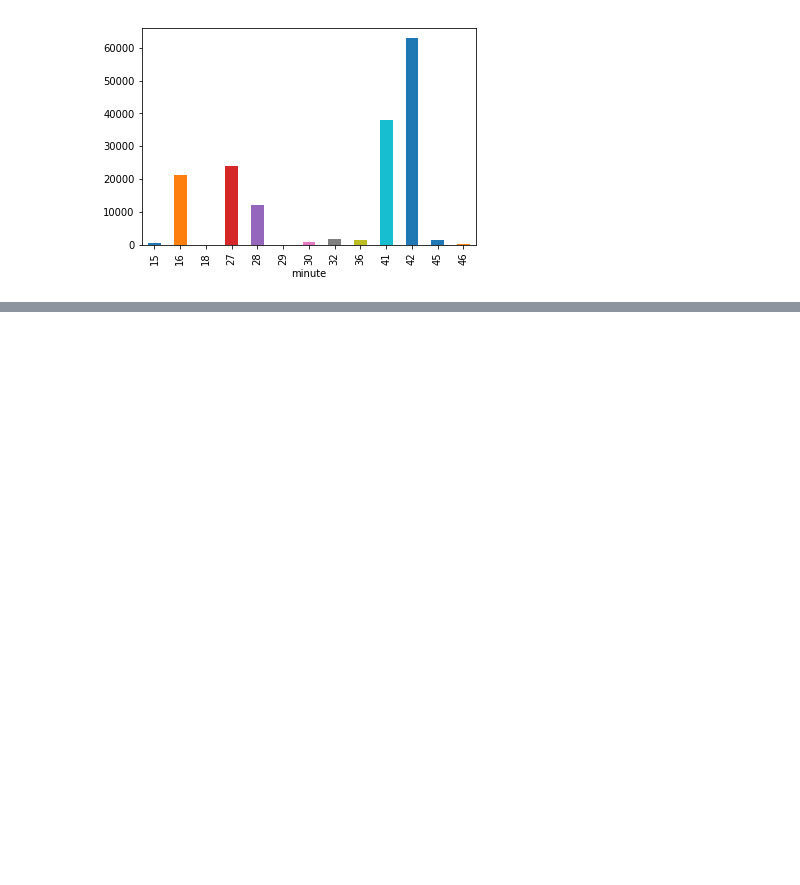
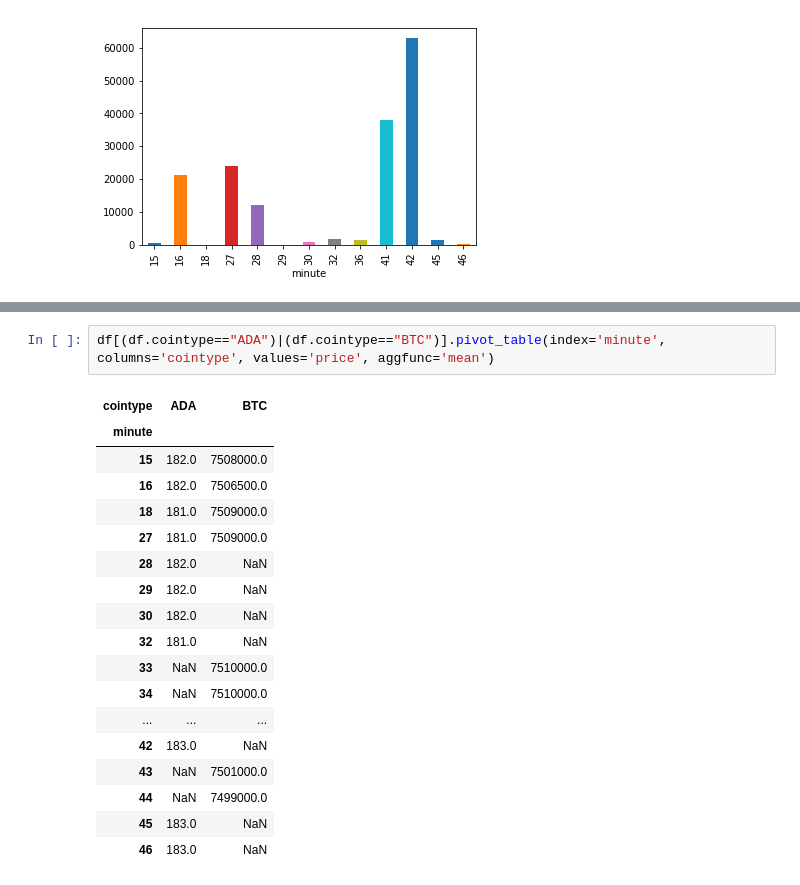
Before and after one commit to OnMyTeam/Auto-Trading, a Jupyter notebook: BitCoinDev_Jupyter/Visualization.ipynb, the cells around one changed output, grey strips where cells are left out. Drawn from its saved outputs; the diff is of its cells as text; blank space fills up the shorter version.

```diff
--- a/BitCoinDev_Jupyter/Visualization.ipynb
+++ b/BitCoinDev_Jupyter/Visualization.ipynb
@@ -66,0 +71,21 @@ df[df.cointype=="ADA"].groupby('minute').sum()['amount'].plot(kind='bar')
+# %%
+df[(df.cointype=="ADA")|(df.cointype=="BTC")].pivot_table(index='minute', columns='cointype', values='price', aggfunc='mean')
+# %% [output]
+| cointype | ADA | BTC |
+| minute |  |  |
+| 15 | 182.0 | 7508000.0 |
+| 16 | 182.0 | 7506500.0 |
+| 18 | 181.0 | 7509000.0 |
+| 27 | 181.0 | 7509000.0 |
+| 28 | 182.0 | NaN |
+| 29 | 182.0 | NaN |
+| 30 | 182.0 | NaN |
+| 32 | 181.0 | NaN |
+| 33 | NaN | 7510000.0 |
+| 34 | NaN | 7510000.0 |
+| ... | ... | ... |
+| 42 | 183.0 | NaN |
+| 43 | NaN | 7501000.0 |
+| 44 | NaN | 7499000.0 |
+| 45 | 183.0 | NaN |
+| 46 | 183.0 | NaN |
```
Also changed, not shown: parts of 5 cells of this notebook.
